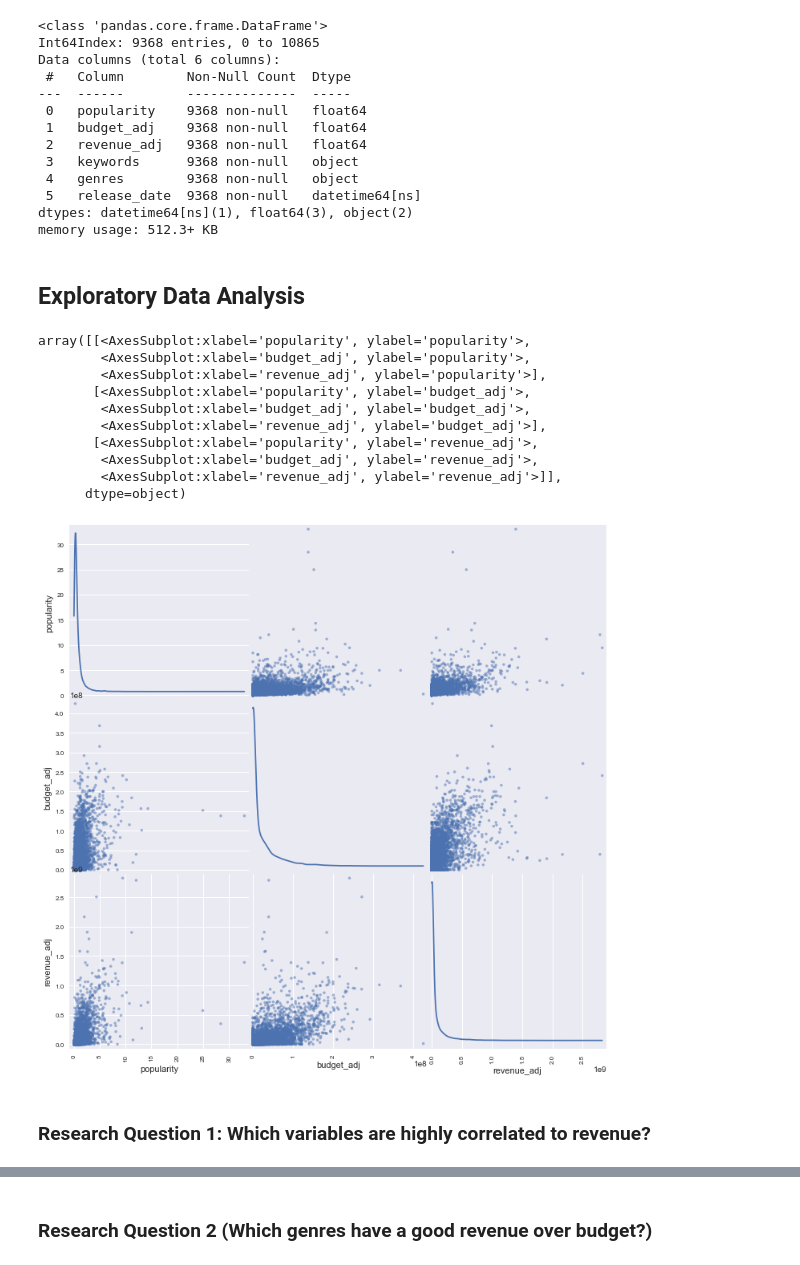
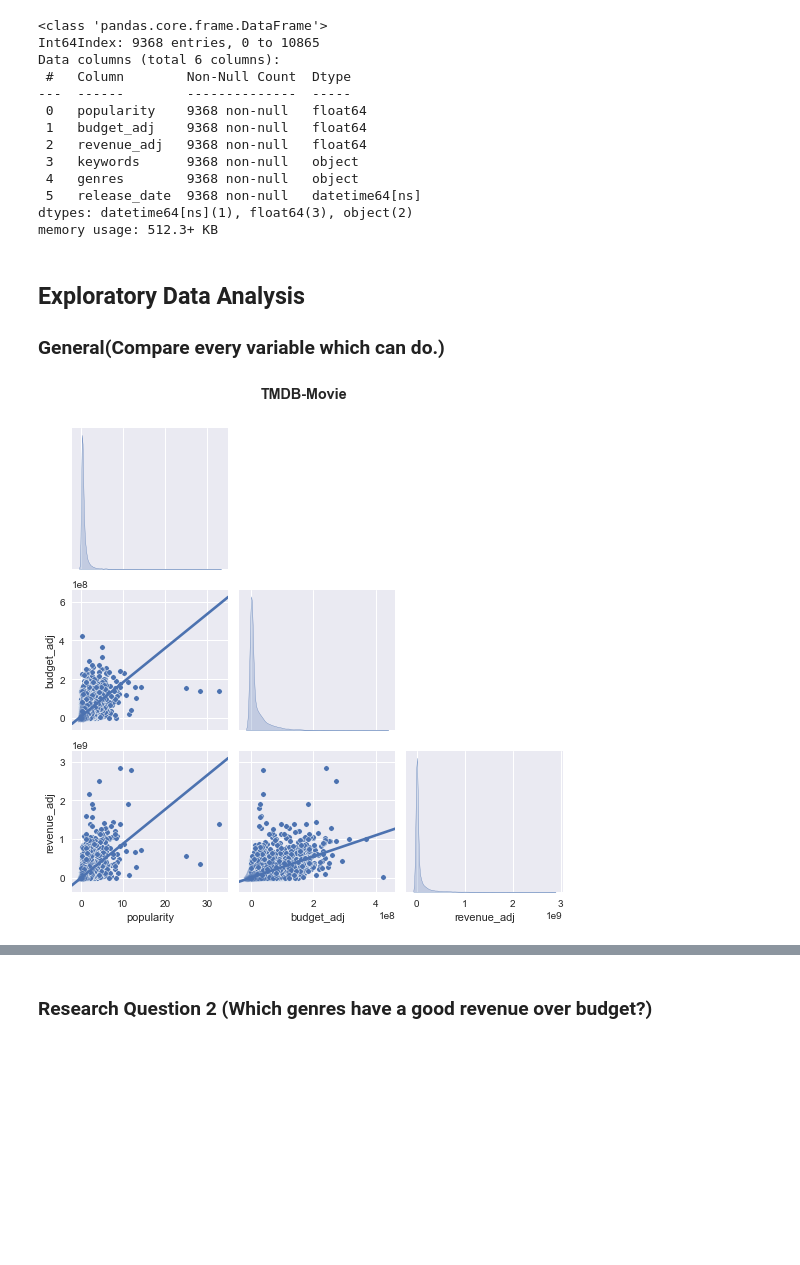
Before and after one commit to leeh8911/UdacityDataAnalyst, a Jupyter notebook: Project2/Investigate_a_Dataset.ipynb, the cells around one changed output, grey strips where cells are left out. Saved outputs shown, nothing was run; the diff lists cells and outputs as text; code cells hidden in the pictures; blank space fills up the shorter version.

```diff
--- a/Project2/Investigate_a_Dataset.ipynb
+++ b/Project2/Investigate_a_Dataset.ipynb
@@ -88,3 +90,10 @@ print(df['release_date'].dtype)
 # %% [output]
 object
 datetime64[ns]
+# %%
+# Split string data
+df2 = pd.DataFrame(df)
+df2['keywords'] = df2['keywords'].str.split("|")
+df2['genres'] = df2['genres'].str.split("|")
+
+df2.head(3)
@@ -130,19 +144,26 @@ memory usage: 512.3+ KB
 # %% [markdown]
 <a id='eda'></a>
 ## Exploratory Data Analysis
+
+### General(Compare every variable which can do.)
-# %%
-pd.plotting.scatter_matrix(df, figsize = (12, 12), diagonal = 'kde')
-# %% [output]
-array([[<AxesSubplot:xlabel='popularity', ylabel='popularity'>,
-        <AxesSubplot:xlabel='budget_adj', ylabel='popularity'>,
-        <AxesSubplot:xlabel='revenue_adj', ylabel='popularity'>],
-       [<AxesSubplot:xlabel='popularity', ylabel='budget_adj'>,
-        <AxesSubplot:xlabel='budget_adj', ylabel='budget_adj'>,
-        <AxesSubplot:xlabel='revenue_adj', ylabel='budget_adj'>],
-       [<AxesSubplot:xlabel='popularity', ylabel='revenue_adj'>,
-        <AxesSubplot:xlabel='budget_adj', ylabel='revenue_adj'>,
-        <AxesSubplot:xlabel='revenue_adj', ylabel='revenue_adj'>]],
-      dtype=object)
-[figure, removed]
-# %% [markdown]
-### Research Question 1: Which variables are highly correlated to revenue?
+# %%
+# ref: https://jehyunlee.github.io/2020/10/10/Python-DS-37-seaborn_matplotlib4/
+g = sns.PairGrid(df2, diag_sharey = False, corner = True)
+
+# diagonal
+g.map_diag(sns.kdeplot, fill = True)
+for i in range(3):
+    g.axes[i][i].spines['left'].set_visible(True)
+    g.axes[i][i].spines['top'].set_visible(True)
+    g.axes[i][i].spines['right'].set_visible(True)
+
+# lower
+g.map_lower(sns.scatterplot, s = 30, edgecolor = 'w')
+g.map_lower(sns.regplot, scatter = False, truncate = False, ci = False)
+g.map_lower(sns.kdeplot, alpha = 0.5)
+
+g.fig.suptitle("TMDB-Movie", y = 1.01, weight = "bold", fontsize = 'x-large')
+g.fig.tight_layout()
+plt.show()
+# %% [output]
+[figure, added]
```
Also changed, not shown: parts of 11 cells of this notebook.
